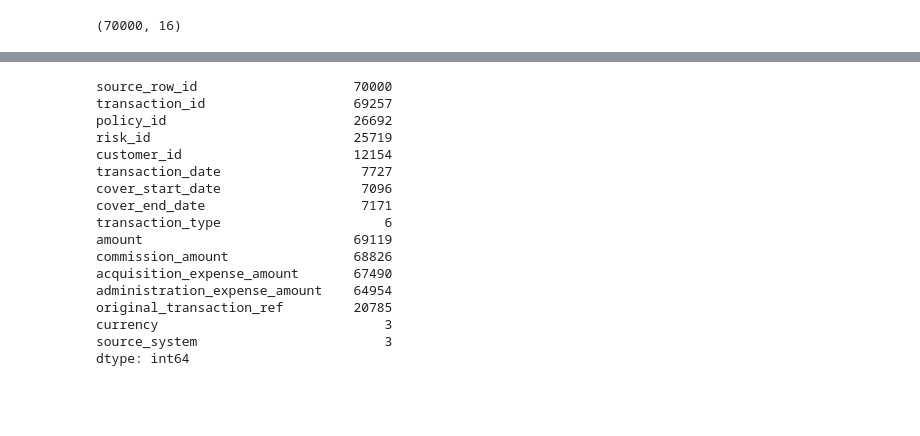
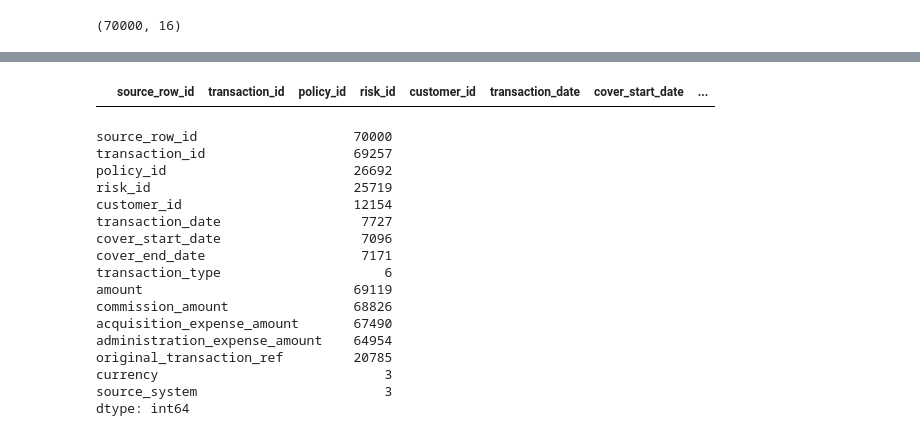
Before and after one commit to SumiK2001/https---github.com-SumiK2001-Santam-Final-Project, a Jupyter notebook: Untitled46.ipynb, the cells around one changed output, grey strips where cells are left out. Cells and saved outputs as stored; diff of their text form; code cells hidden in the pictures; blank space fills up the shorter version.

```diff
--- a/Untitled46.ipynb
+++ b/Untitled46.ipynb
@@ -324,3 +594,11 @@ premium_transactions.shape
+# %%
+exact_duplicates = premium_transactions[
+    premium_transactions.duplicated(keep=False)
+]
+
+exact_duplicates
+# %% [output]
+|  | source_row_id | transaction_id | policy_id | risk_id | customer_id | transaction_date | cover_start_date | ... |
 # %%
 
 # Number of unique values per column
```
Also changed, not shown: parts of 35 cells of this notebook, 4 other files.
